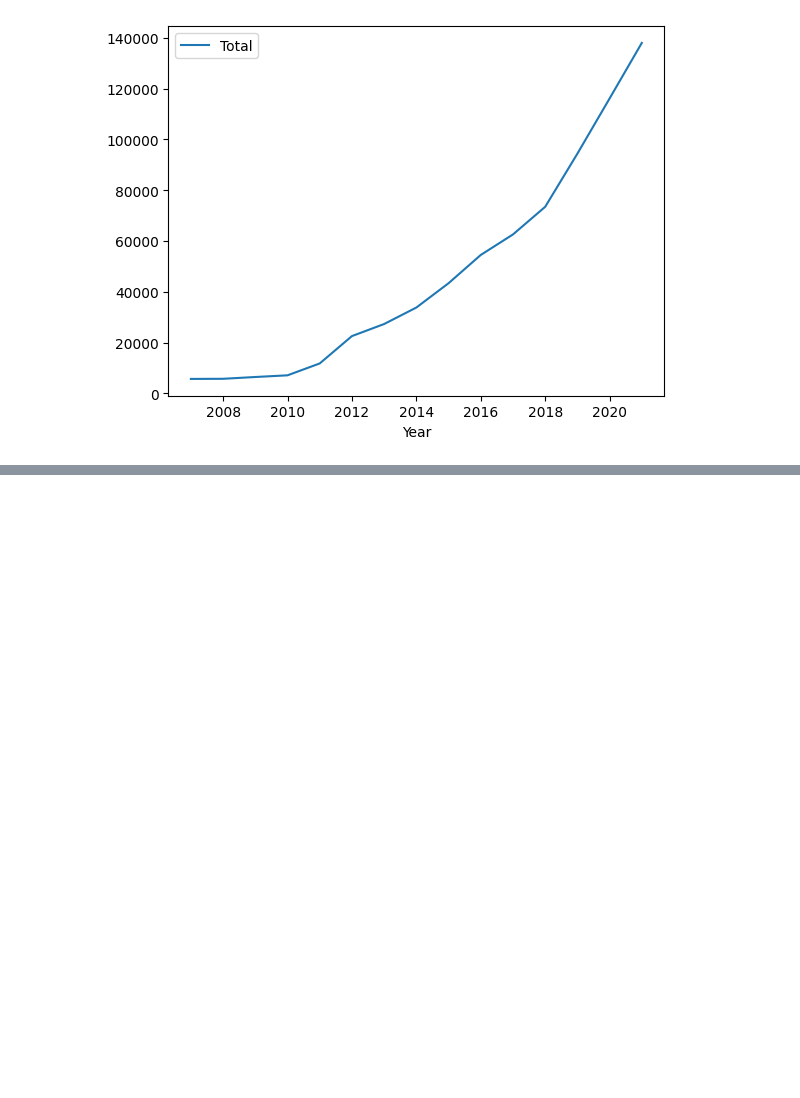
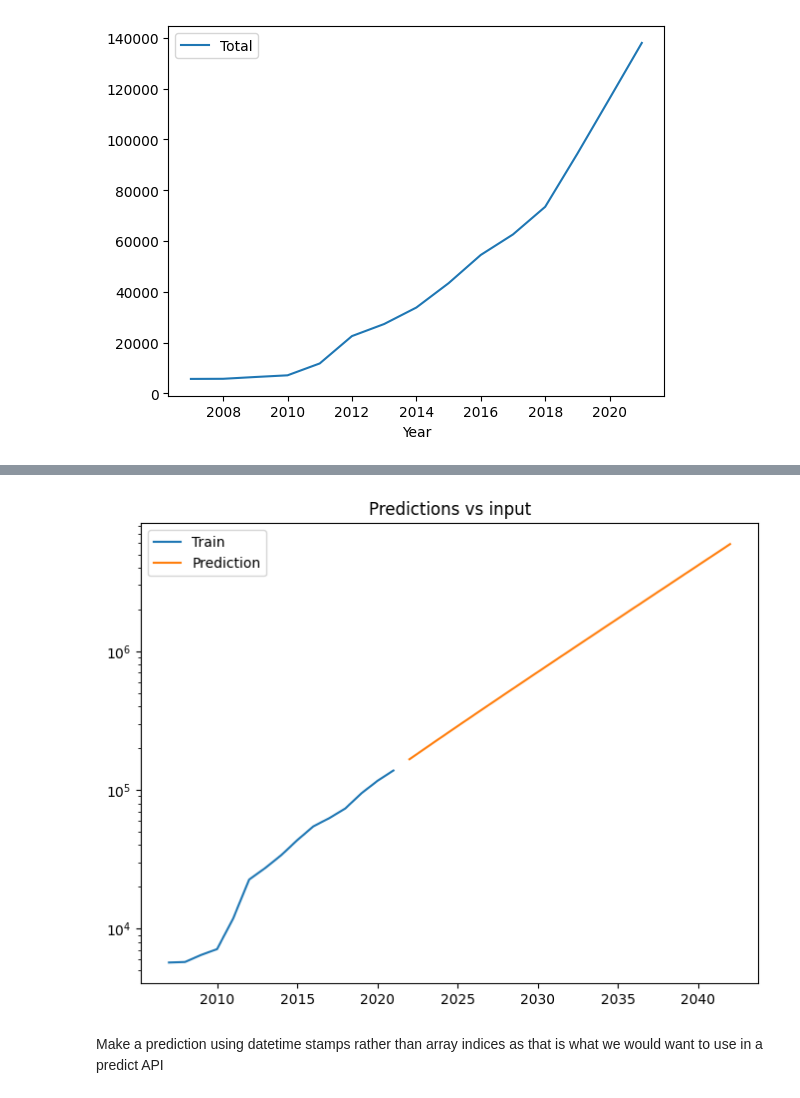
Before and after one commit to armakuni/mlops-workshop, a Jupyter notebook: notebooks/eda.ipynb, the cells around one changed output, grey strips where cells are left out. Cells and saved outputs as stored; diff of their text form; code cells hidden in the pictures; blank space fills up the shorter version.

```diff
--- a/notebooks/eda.ipynb
+++ b/notebooks/eda.ipynb
@@ -168,0 +205,12 @@ array([43409.58333333])
+# %%
+from statsmodels.tsa.ar_model import AutoReg
+model_ag = AutoReg(endog = df_train_total["Total"], \
+                   lags = 1, \
+                   trend='c', \
+                   seasonal = False, \
+                   exog = None, \
+                   hold_back = None, \
+                   period = None, \
+                   missing = 'none')
+fit_ag = model_ag.fit()
+print("Coefficients:\n%s" % fit_ag.params)
@@ -168,0 +222,10 @@ array([43409.58333333])
+# %%
+df_train_total['Year'].iloc[-1]
+years = [y for y in range(df_train_total.Year.iloc[-1]+1, df_train_total.Year.iloc[-1] + 22)]
+years
+
+predictions = fit_ag.predict(start=len(df_train_total), \
+                             end=len(df_train_total)+20, \
+                             dynamic=False)
+df_test_ar = pd.DataFrame({"Year" : years, "Prediction" : predictions.tolist()})
+df_test_ar
@@ -168,0 +250,6 @@ array([43409.58333333])
+# %%
+plot_predictions(df_train_total, df_test_ar)
+# %% [output]
+[figure, added]
+# %% [markdown]
+Make a prediction using datetime stamps rather than array indices as that is what we would want to use in a predict API
```
Also changed, not shown: parts of 34 cells of this notebook, 3 other files.
